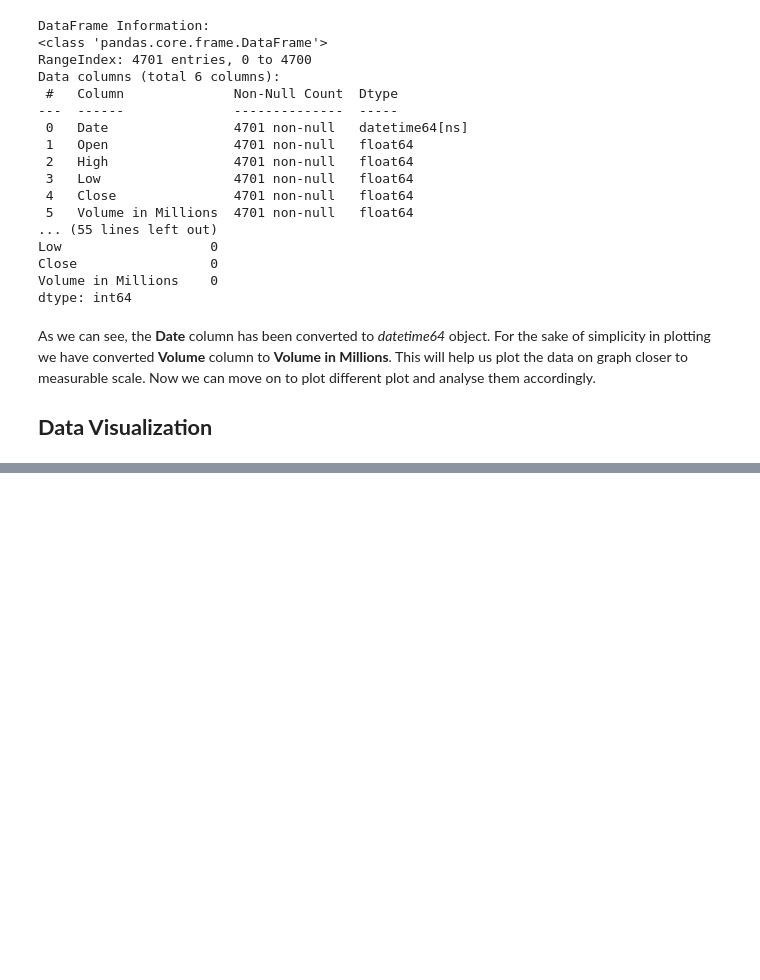
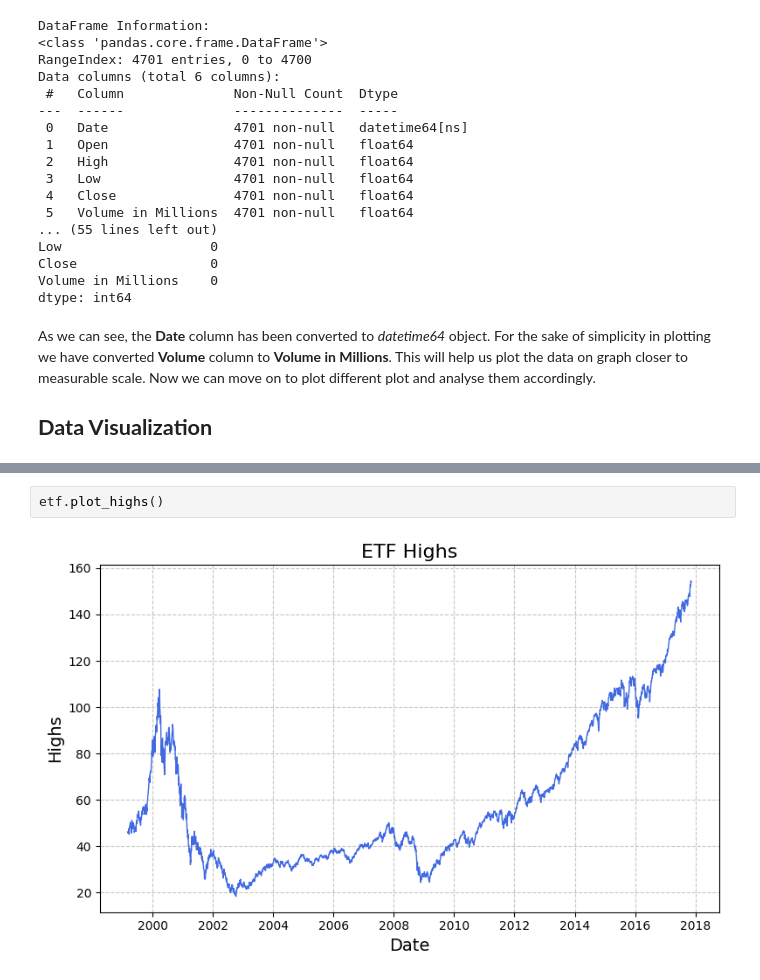
Before and after one commit to Ayush-Singh-31/Stocks-ETFs, a Jupyter notebook: ETFs.ipynb, the cells around one changed output, grey strips where cells are left out. Cells and saved outputs as stored; diff of their text form; blank space fills up the shorter version.

```diff
--- a/ETFs.ipynb
+++ b/ETFs.ipynb
@@ -225,0 +232,4 @@ As we can see, the **Date** column has been converted to *datetime64* object. Fo
+# %%
+etf.plot_highs()
+# %% [output]
+[figure, added]
```
Also changed, not shown: parts of 5 cells of this notebook.
